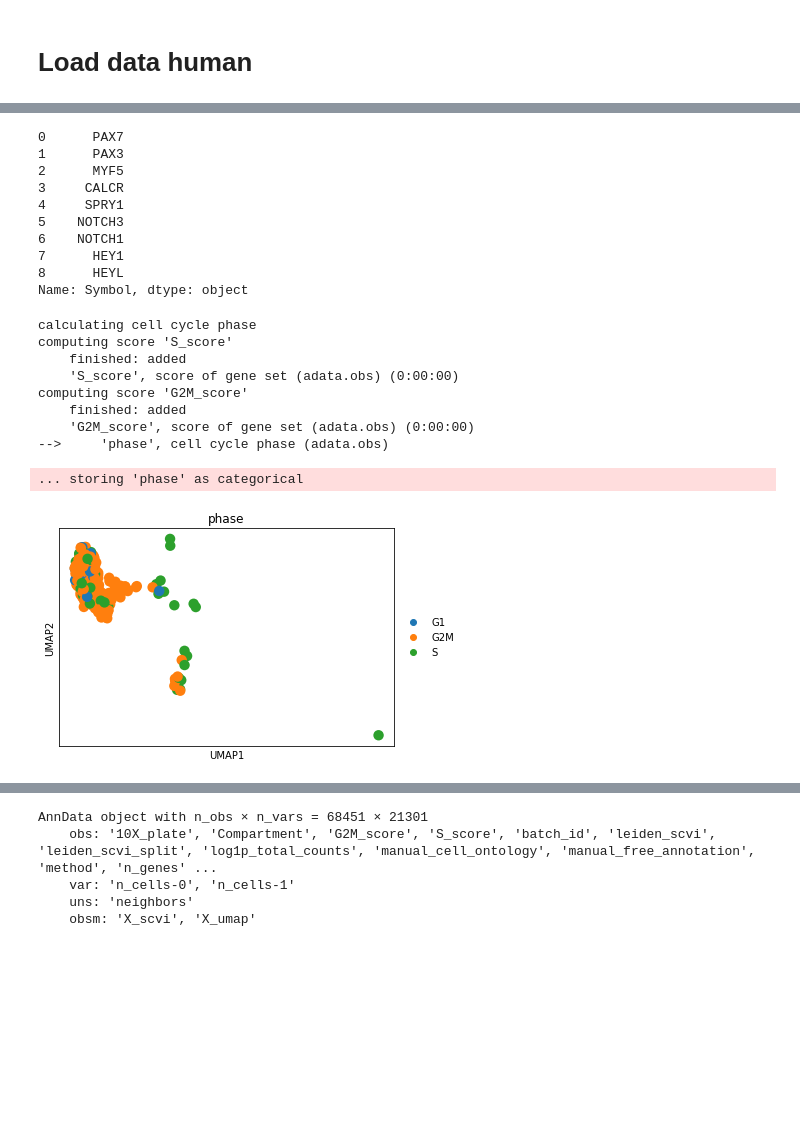
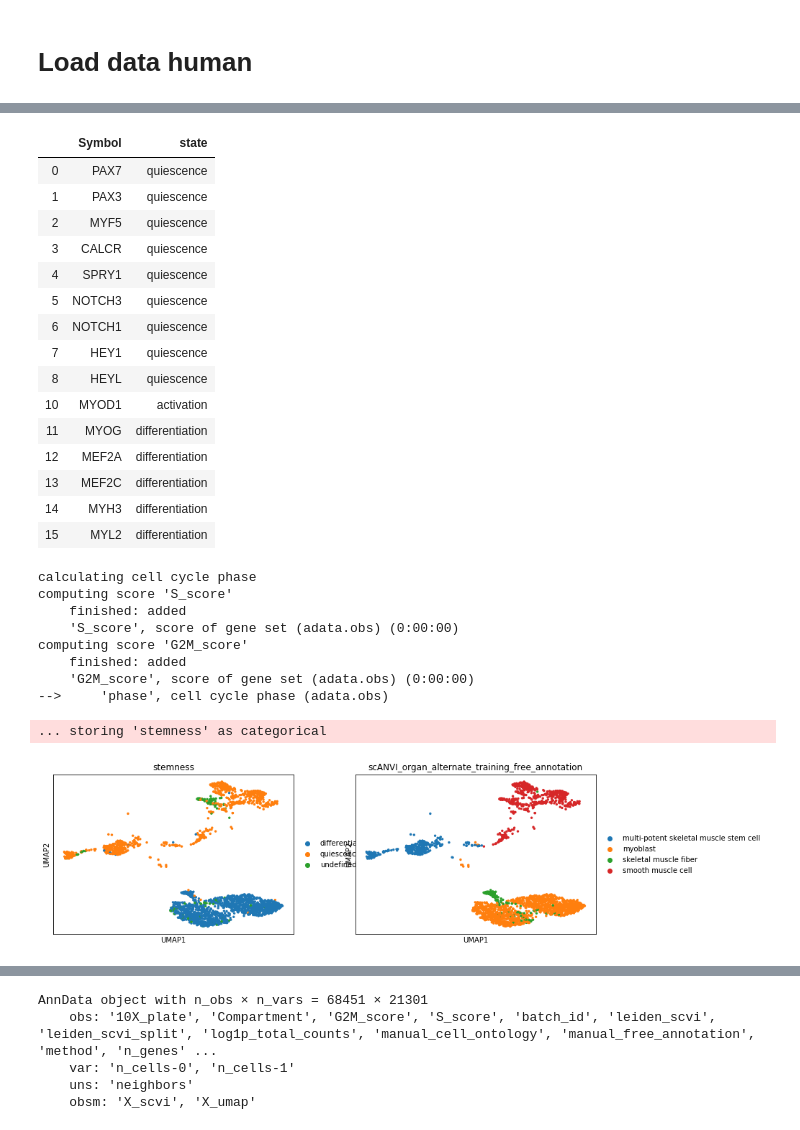
Before and after one commit to czbiohub-sf/tabula-sapiens, a Jupyter notebook: muscle-stem-cells/gene-correlations.ipynb, the cells around one changed output, grey strips where cells are left out. Cells and saved outputs as stored; diff of their text form; code cells hidden in the pictures; blank space fills up the shorter version.

```diff
--- a/muscle-stem-cells/gene-correlations.ipynb
+++ b/muscle-stem-cells/gene-correlations.ipynb
@@ -120,6 +120,6 @@ data_path = '../../data-objs/pilot1/FinalAnnotation/'
 import os
 #os.listdir(data_path)
 # %%
-adata_human = read_h5ad('../data-objs/pilot1/FinalAnnotation/CombineCompartments.scANVI.muscle.count.h5ad')
+adata_human = read_h5ad('../data-objs/pilot1/TSP1_objs_browser/TSP1_muscle.h5ad')
 adata_human
 # %% [output]
@@ -147,4 +149,6 @@ set(adata_human.obs['scANVI Prediction By Organ with Alternate Training'])
 # %%
-adata_human = adata_human[adata_human.obs['scANVI Prediction By Organ with Alternate Training']=='multi-potent skeletal muscle stem cell'].copy()
+adata_human = adata_human[
+    adata_human.obs['scANVI_organ_alternate_training_free_annotation'].isin(
+        ['multi-potent skeletal muscle stem cell','myoblast','skeletal muscle fiber','smooth muscle cell'])].copy()
 adata_human
 # %% [output]
@@ -163,30 +168,42 @@ sc.pl.umap(adata_human,color=disease_genes_human['Symbol'])
 # %%
-stemness_genes_human[stemness_genes_human['state']=='quiescence']['Symbol']
+stemness_genes_human#[stemness_genes_human['state']=='quiescence']['Symbol']
 # %% [output]
-0      PAX7
-1      PAX3
-2      MYF5
-3     CALCR
-4     SPRY1
-5    NOTCH3
-6    NOTCH1
-7      HEY1
-8      HEYL
-Name: Symbol, dtype: object
+|  | Symbol | state |
+| 0 | PAX7 | quiescence |
+| 1 | PAX3 | quiescence |
+| 2 | MYF5 | quiescence |
+| 3 | CALCR | quiescence |
+| 4 | SPRY1 | quiescence |
+| 5 | NOTCH3 | quiescence |
+| 6 | NOTCH1 | quiescence |
+| 7 | HEY1 | quiescence |
+| 8 | HEYL | quiescence |
+| 10 | MYOD1 | activation |
+| 11 | MYOG | differentiation |
+| 12 | MEF2A | differentiation |
+| 13 | MEF2C | differentiation |
+| 14 | MYH3 | differentiation |
+| 15 | MYL2 | differentiation |
 # %%
 sc.tl.score_genes_cell_cycle(adata_human,
                              g2m_genes=stemness_genes_human[stemness_genes_human['state']=='quiescence']['Symbol'],
                             s_genes=stemness_genes_human[stemness_genes_human['state']=='differentiation']['Symbol'])
 
-sc.pl.umap(adata_human,color='phase')
+adata_human.obs = adata_human.obs.rename(columns={'S_score':'differentiation_score','G2M_score':'quiescence_score'})#,'phase':'stemness'})
+# adata_human.obs['stemness'] = adata_human.obs['stemness'].astype(str)
+adata_human.obs['stemness'] = adata_human.obs['phase'].replace(['G1','G2M','S'],['undefined','quiescence','differentiation'])
+adata_human.obs = adata_human.obs.drop('phase',axis=1)
+
+
+sc.pl.umap(adata_human,color=['stemness','scANVI_organ_alternate_training_free_annotation'])
 # %% [output]
 calculating cell cycle phase
 computing score 'S_score'
     finished: added
     'S_score', score of gene set (adata.obs) (0:00:00)
 computing score 'G2M_score'
     finished: added
     'G2M_score', score of gene set (adata.obs) (0:00:00)
 -->     'phase', cell cycle phase (adata.obs)
-... storing 'phase' as categorical
+... storing 'stemness' as categorical
-[figure, old version]
+[figure, new version]
```
Also changed, not shown: parts of 7 cells of this notebook, 1 other file.
